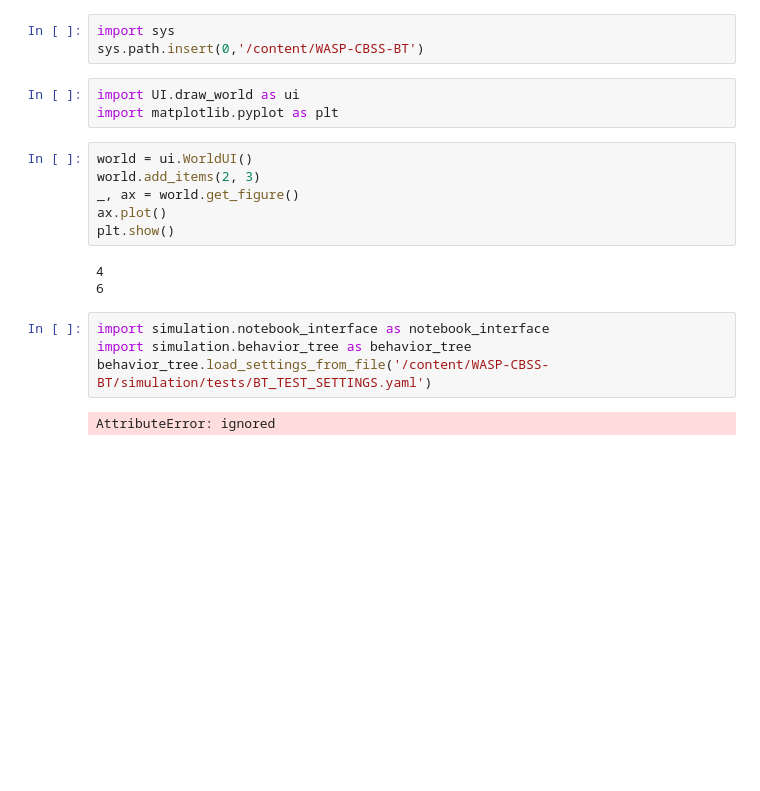
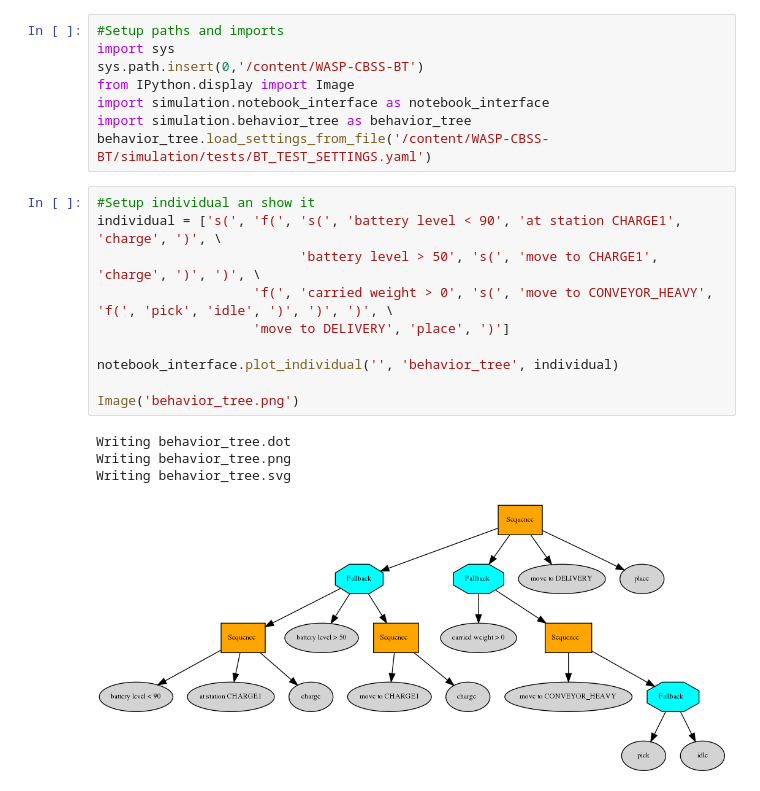
Before and after one commit to jstyrud/WASP-CBSS-BT, a Jupyter notebook: runme.ipynb, the cells around one changed output. Saved outputs shown, nothing was run; the diff lists cells and outputs as text; blank space fills up the shorter version.

```diff
--- a/runme.ipynb
+++ b/runme.ipynb
@@ -12,21 +45,23 @@ Resolving deltas: 100% (188/188), done.
-# %%
-import sys
-sys.path.insert(0,'/content/WASP-CBSS-BT')
-# %%
-import UI.draw_world as ui
-import matplotlib.pyplot as plt
-# %%
-world = ui.WorldUI()
-world.add_items(2, 3)
-_, ax = world.get_figure()
-ax.plot()
-plt.show()
-# %% [output]
-4
-6
 # %%
+#Setup paths and imports
+import sys
+sys.path.insert(0,'/content/WASP-CBSS-BT')
+from IPython.display import Image
 import simulation.notebook_interface as notebook_interface
 import simulation.behavior_tree as behavior_tree
 behavior_tree.load_settings_from_file('/content/WASP-CBSS-BT/simulation/tests/BT_TEST_SETTINGS.yaml')
-# %% [output]
-AttributeError: ignored
+# %%
+#Setup individual an show it
+individual = ['s(', 'f(', 's(', 'battery level < 90', 'at station CHARGE1', 'charge', ')', \
+                          'battery level > 50', 's(', 'move to CHARGE1', 'charge', ')', ')', \
+                    'f(', 'carried weight > 0', 's(', 'move to CONVEYOR_HEAVY', 'f(', 'pick', 'idle', ')', ')', ')', \
+                    'move to DELIVERY', 'place', ')']
+
+notebook_interface.plot_individual('', 'behavior_tree', individual)
+
+Image('behavior_tree.png')
+# %% [output]
+Writing behavior_tree.dot
+Writing behavior_tree.png
+Writing behavior_tree.svg
+[figure, added]
```
Also changed, not shown: parts of 4 cells of this notebook.
